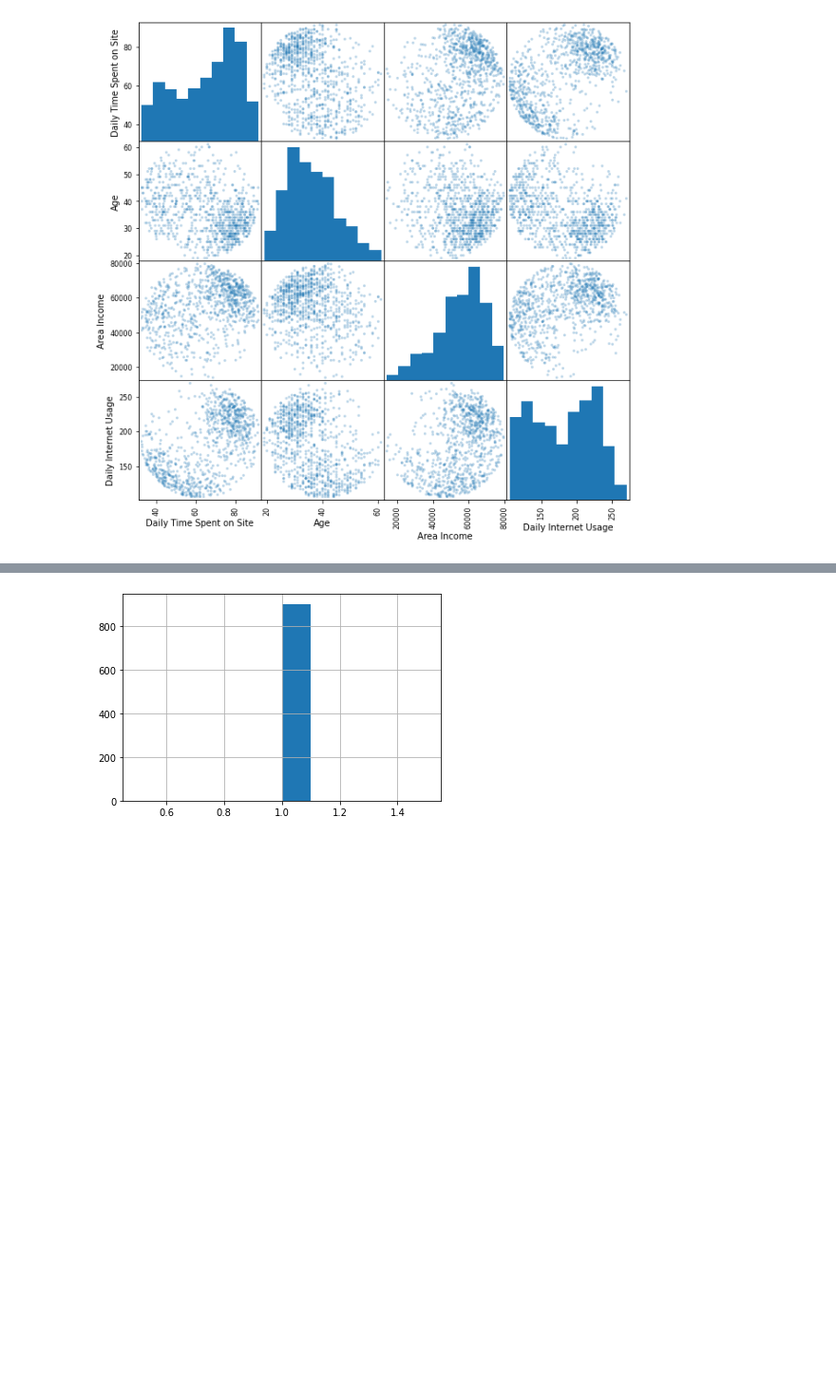
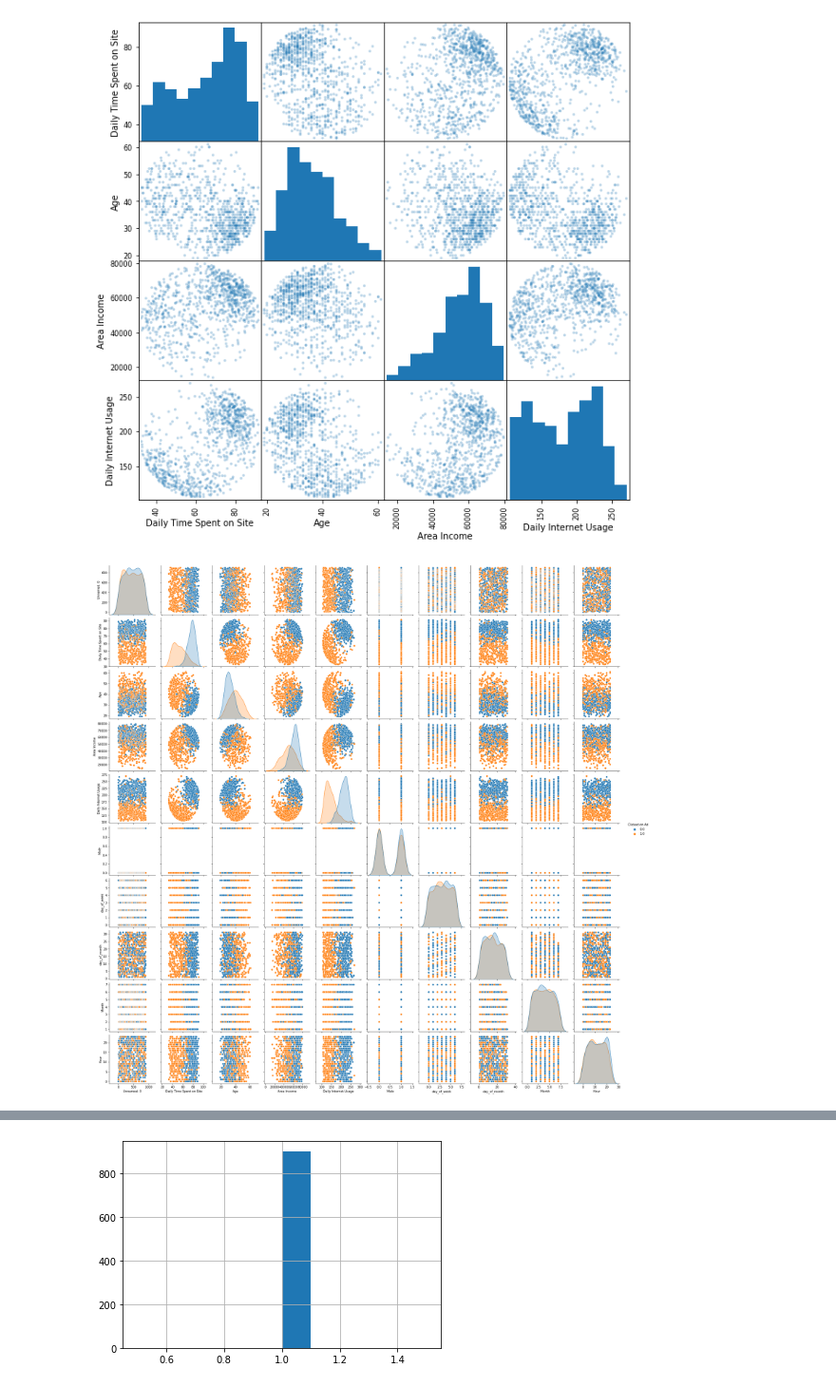
Before and after one commit to malachowicz1/ML, a Jupyter notebook: Ad_Click_Prediction/model.ipynb, the cells around one changed output, grey strips where cells are left out. Shown at 95% size. Drawn from its saved outputs; the diff is of its cells as text; code cells hidden in the pictures; blank space fills up the shorter version.

```diff
--- a/Ad_Click_Prediction/model.ipynb
+++ b/Ad_Click_Prediction/model.ipynb
@@ -69,6 +79,10 @@ scatter_matrix(train_data[['Daily Time Spent on Site', 'Age','Area Income', 'Dai
     alpha=0.3, figsize=(10,10));
 # %% [output]
 [figure]
+# %%
+sns.pairplot(train_data, hue='Clicked on Ad');
+# %% [output]
+[figure, added]
 # %%
 train_data.head()
 # %% [output]
```
Also changed, not shown: parts of 2 cells of this notebook.
